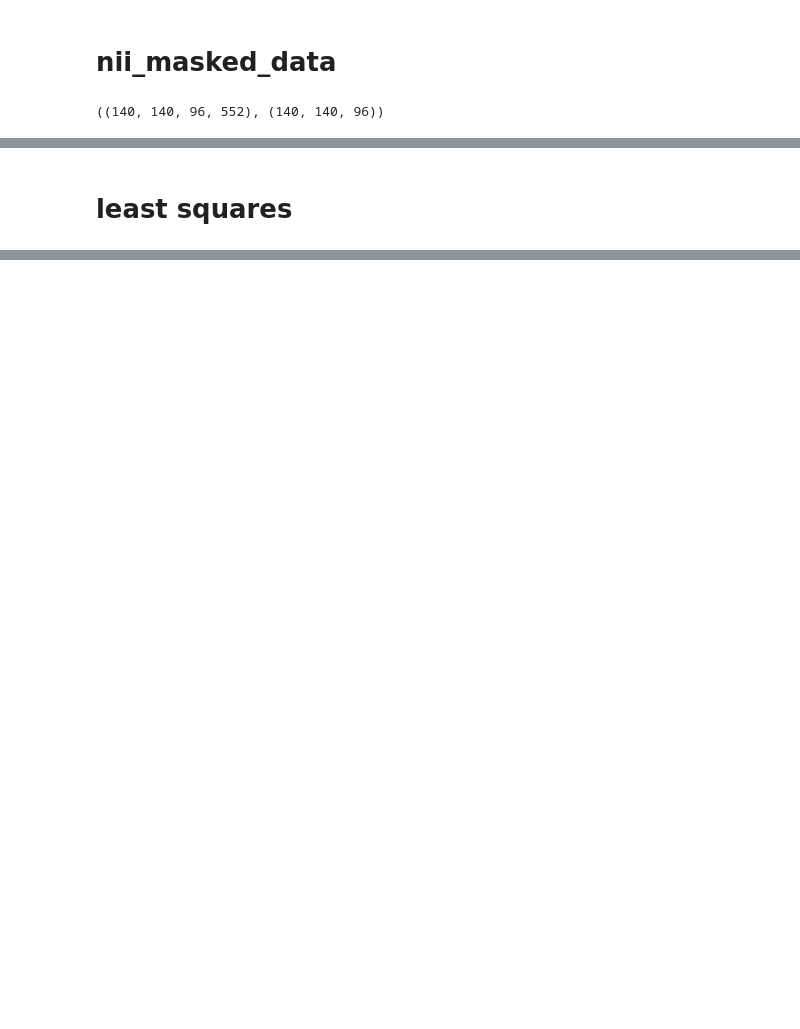
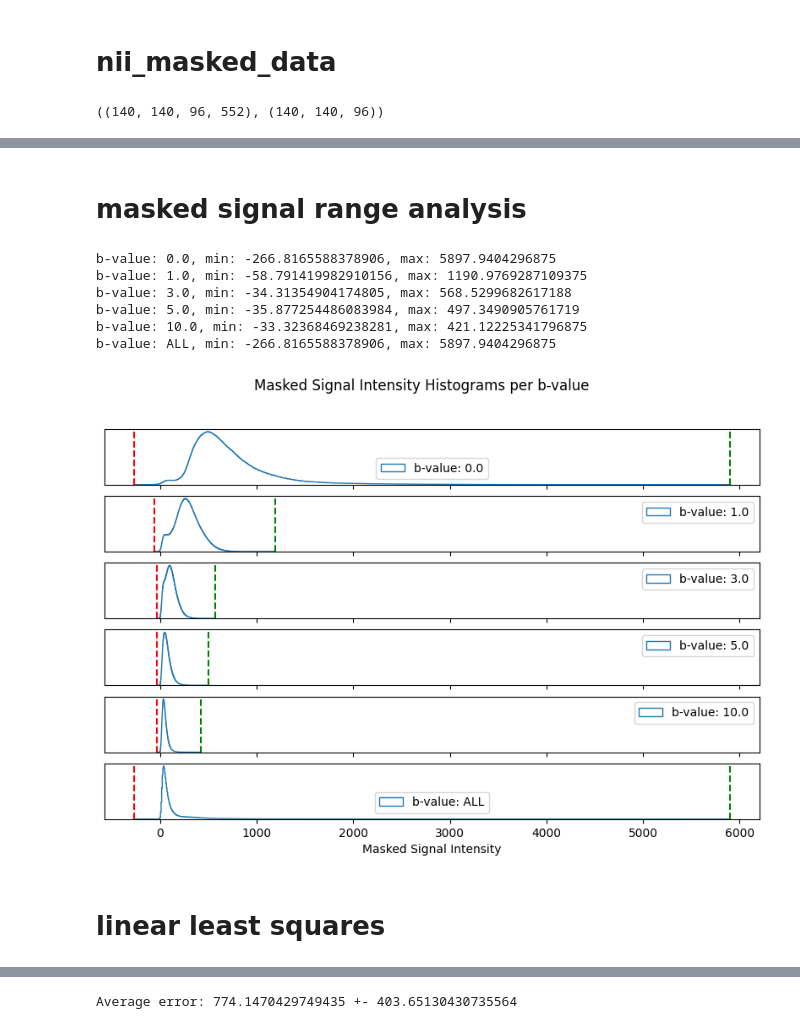
Before and after one commit to TsakasPanagiotis/GDL-DTI, a Jupyter notebook: ground_truth.ipynb, the cells around one changed output, grey strips where cells are left out. Drawn from its saved outputs; the diff is of its cells as text; code cells hidden in the pictures; blank space fills up the shorter version.

Commit message:
new estimations with linear and non-linear lieast squares

```diff
--- a/ground_truth.ipynb
+++ b/ground_truth.ipynb
@@ -56,5 +62,45 @@ plt.show()
+# %% [markdown]
+# masked signal range analysis
+# %%
+fig, ax = plt.subplots(1 + len(b_value_to_indices), 1, figsize=(10, 6), sharex=True)
+fig.suptitle('Masked Signal Intensity Histograms per b-value')
+
+for i, (b_value, indices) in enumerate(b_value_to_indices.items()):
+
+    S = nii_data_masked[:, :, :, indices]
+    min_val, max_val = np.min(S), np.max(S)
+    print(f'b-value: {b_value}, min: {min_val}, max: {max_val}')
+
+    ax[i].hist(S[S != 0.0].flatten(), bins=1000, histtype='step', label=f'b-value: {b_value}')
+    ax[i].legend()
+    ax[i].yaxis.set_visible(False)
+    ax[i].axvline(min_val, color='r', linestyle='--')
+    ax[i].axvline(max_val, color='g', linestyle='--')
+
+
+min_val, max_val = np.min(nii_data_masked), np.max(nii_data_masked)
+print(f'b-value: ALL, min: {min_val}, max: {max_val}')
+
+ax[-1].hist(nii_data_masked[nii_data_masked != 0.0].flatten(), bins=1000, histtype='step', label=f'b-value: ALL')
+ax[-1].legend()
+ax[-1].yaxis.set_visible(False)
+ax[-1].axvline(min_val, color='r', linestyle='--')
+ax[-1].axvline(max_val, color='g', linestyle='--')
+
+
+ax[-1].set_xlabel('Masked Signal Intensity')
+plt.savefig('masked signal intensity histograms per b-value.png')
+plt.show()
+# %% [output]
+b-value: 0.0, min: -266.8165588378906, max: 5897.9404296875
+b-value: 1.0, min: -58.791419982910156, max: 1190.9769287109375
+b-value: 3.0, min: -34.31354904174805, max: 568.5299682617188
+b-value: 5.0, min: -35.877254486083984, max: 497.3490905761719
+b-value: 10.0, min: -33.32368469238281, max: 421.12225341796875
+b-value: ALL, min: -266.8165588378906, max: 5897.9404296875
+[figure, added]
 # %% [markdown]
-# least squares
+# linear least squares
 # %% [markdown]
 $$
 \begin{align*}
@@ -108,10 +154,11 @@ g_1 g_1 \\ 2 g_1 g_2 \\ g_2 g_2 \\
 \end{align*}
 $$
 # %%
-b_value = 1_000
-epsilon = 1e-9
+b_value = 1.0
+epsilon = 1e-8
 
-lstsq_results = {}
+linear_lstsq_results = {}
+linear_errors = []
 
 # create a progress bar
 pbar = tqdm(total=np.sum(mask))
@@ -124,8 +171,13 @@ for i in range(nii_data.shape[0]):
 
                 # calculate y
                 S = nii_data[i, j, k, b_value_to_indices[b_value]]
-                S = np.where(S > 0.0, S, epsilon)
-                S0 = max(nii_data[i, j, k, b_value_to_indices[0]].mean(), epsilon)
+                S0 = nii_data[i, j, k, b_value_to_indices[0.0]].mean()
+
+                # avoid division by zero or negative values
+                if abs(S0) < epsilon or np.any(S / S0 < epsilon):
+                    pbar.update()
+                    continue
+
                 y = np.log(S / S0)
 
                 # calculate X
@@ -143,14 +195,23 @@ for i in range(nii_data.shape[0]):
 
                 # try Cholesky decomposition
                 try:
-                    L = np.linalg.cholesky(D)
+                    _ = np.linalg.cholesky(D)
                 except:
-                    pass # invalid diffusion tensor
-                else:
-                    lstsq_results[(i,j,k)] = D
+                    pbar.update()
+                    continue
 
-                # update progress bar
+                linear_lstsq_results[(i,j,k)] = D
+                linear_errors.append(
+                    np.mean(
+                        (S0 * np.exp(X @ params) - S)**2
+                    )
+                )
+
                 pbar.update()
 
 pbar.close()
+
+print(f'Average error: {np.mean(linear_errors)} +- {np.std(linear_errors)}')
+# %% [output]
+Average error: 774.1470429749435 +- 403.65130430735564
 # %%
```
Also changed, not shown: parts of 21 cells of this notebook, 2 other files.
